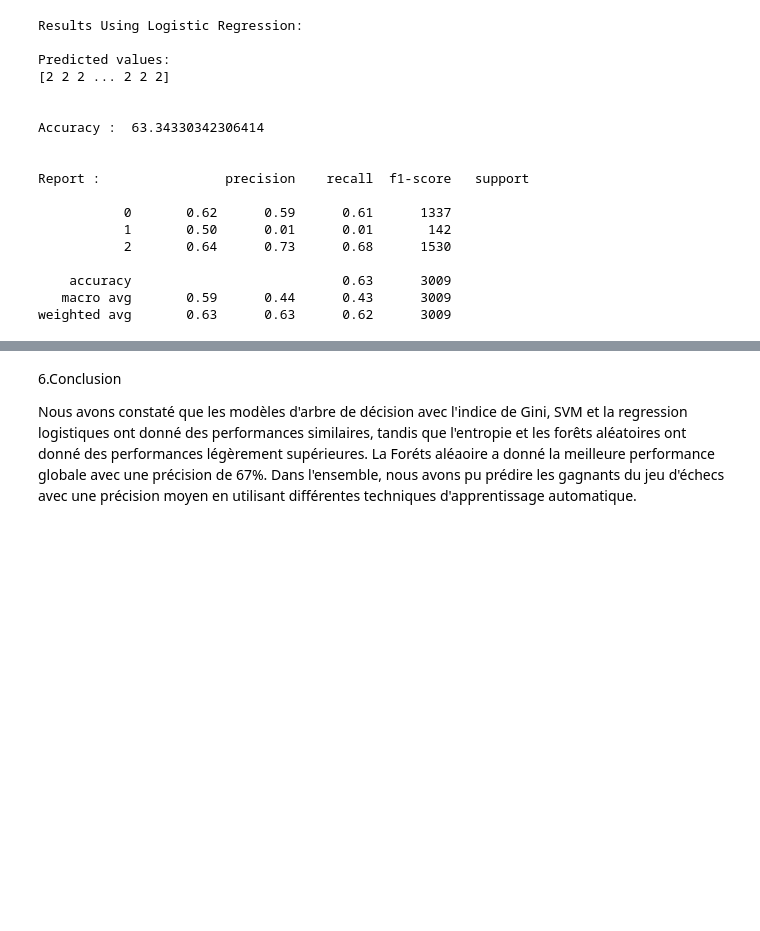
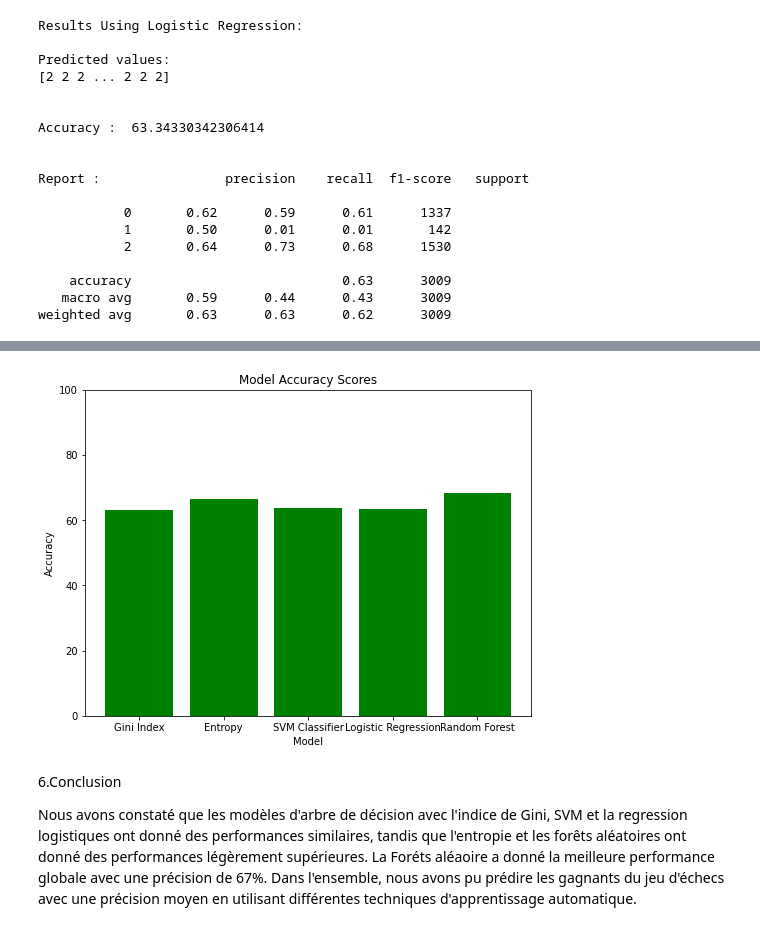
Before and after one commit to DayStayyy/Projet-Data, a Jupyter notebook: notebooks/ChessMatchPrediction.ipynb, the cells around one changed output, grey strips where cells are left out. Cells and saved outputs as stored; diff of their text form; code cells hidden in the pictures; blank space fills up the shorter version.

```diff
--- a/notebooks/ChessMatchPrediction.ipynb
+++ b/notebooks/ChessMatchPrediction.ipynb
@@ -215,7 +222,8 @@ print("Results Using Decision Tree || Entropy:\n")
 
 # Prediction using entropy
 y_pred_entropy = prediction(X_test, clf_entropy)
-cal_accuracy(y_test, y_pred_entropy)
+accurancy = cal_accuracy(y_test, y_pred_entropy)
+all_accuracy['Entropy'] = accurancy
 # %% [output]
 Results Using Decision Tree || Entropy:
 
@@ -240,7 +248,8 @@ print("Results Using SVM Classifier:\n")
 
 # Prediction using SVM
 y_pred_SVM = prediction(X_test, clf_SVM)
-cal_accuracy(y_test, y_pred_SVM)
+accurancy = cal_accuracy(y_test, y_pred_SVM)
+all_accuracy['SVM Classifier'] = accurancy
 # %% [output]
 Results Using SVM Classifier:
 
@@ -265,7 +274,8 @@ print("Results Using Logistic Regression:\n")
 
 # Prediction using Logistic Regression
 y_pred_logistic = prediction(X_test,clf_logistic)
-cal_accuracy(y_test, y_pred_logistic)
+accurancy = cal_accuracy(y_test, y_pred_logistic)
+all_accuracy['Logistic Regression'] = accurancy
 # %% [output]
 Results Using Logistic Regression:
 
@@ -290,7 +300,8 @@ print("Results Using Random Forest\n")
 
 # Prediction using Random Forest
 y_pred_randomF = prediction(X_test,clf_randomF)
-cal_accuracy(y_test, y_pred_randomF)
+accurancy = cal_accuracy(y_test, y_pred_randomF)
+all_accuracy['Random Forest'] = accurancy
 # %% [output]
 Results Using Random Forest
 
@@ -313,3 +358,16 @@ weighted avg       0.67      0.67      0.66      3009
+# %%
+def plot_accuracy(scores_dict):
+    fig, ax = plt.subplots(figsize=(8, 6))
+    ax.bar(scores_dict.keys(), scores_dict.values(), color='green')
+    ax.set_ylim([0, 100])
+    ax.set_xlabel('Model')
+    ax.set_ylabel('Accuracy')
+    ax.set_title('Model Accuracy Scores')
+    plt.show()
+
+plot_accuracy(all_accuracy)
+# %% [output]
+[figure, added]
 # %% [markdown]
 6.Conclusion
 
```
Also changed, not shown: parts of 7 cells of this notebook.
